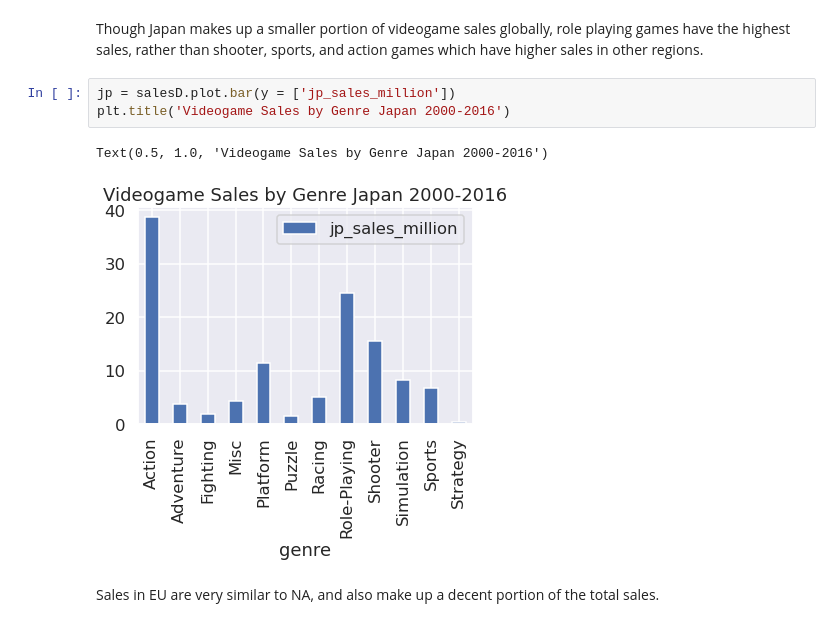
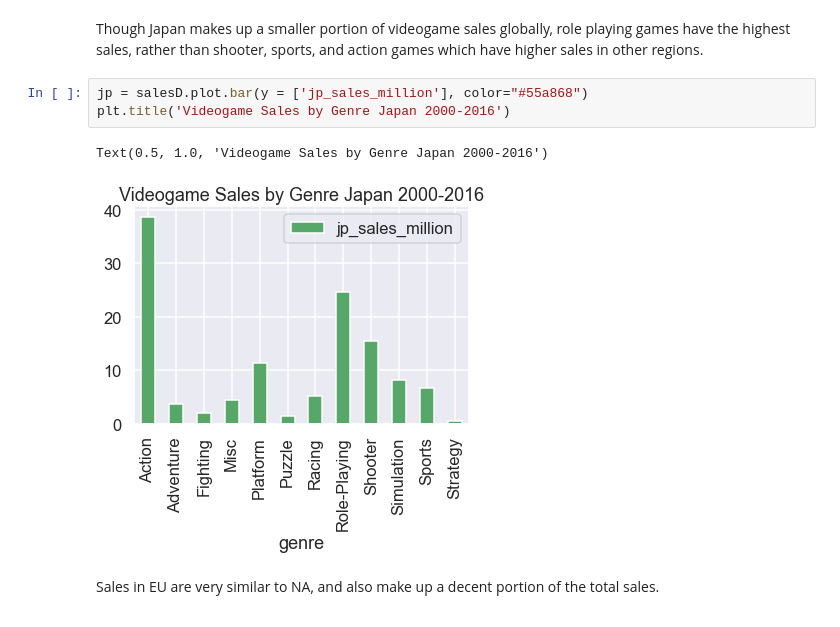
Before and after one commit to kvh8899/mostpopvidgame, a Jupyter notebook: FinalProject_group004.ipynb, the cells around one changed output. Cells and saved outputs as stored; diff of their text form.

Commit message:
changed graph color in EDA. credit to cary

```diff
--- a/FinalProject_group004.ipynb
+++ b/FinalProject_group004.ipynb
@@ -312,11 +312,11 @@ Text(0.5, 1.0, 'Videogame Sales by Genre North America 2000-2016')
 # %% [markdown]
 Though Japan makes up a smaller portion of videogame sales globally, role playing games have the highest sales, rather than shooter, sports, and action games which have higher sales in other regions.
 # %%
-jp = salesD.plot.bar(y = ['jp_sales_million'])
+jp = salesD.plot.bar(y = ['jp_sales_million'], color="#55a868")
 plt.title('Videogame Sales by Genre Japan 2000-2016')
 # %% [output]
 Text(0.5, 1.0, 'Videogame Sales by Genre Japan 2000-2016')
-[figure, old version]
+[figure, new version]
 # %% [markdown]
 Sales in EU are very similar to NA, and also make up a decent portion of the total sales.
 # %%
```
Also changed, not shown: parts of 14 cells of this notebook.
